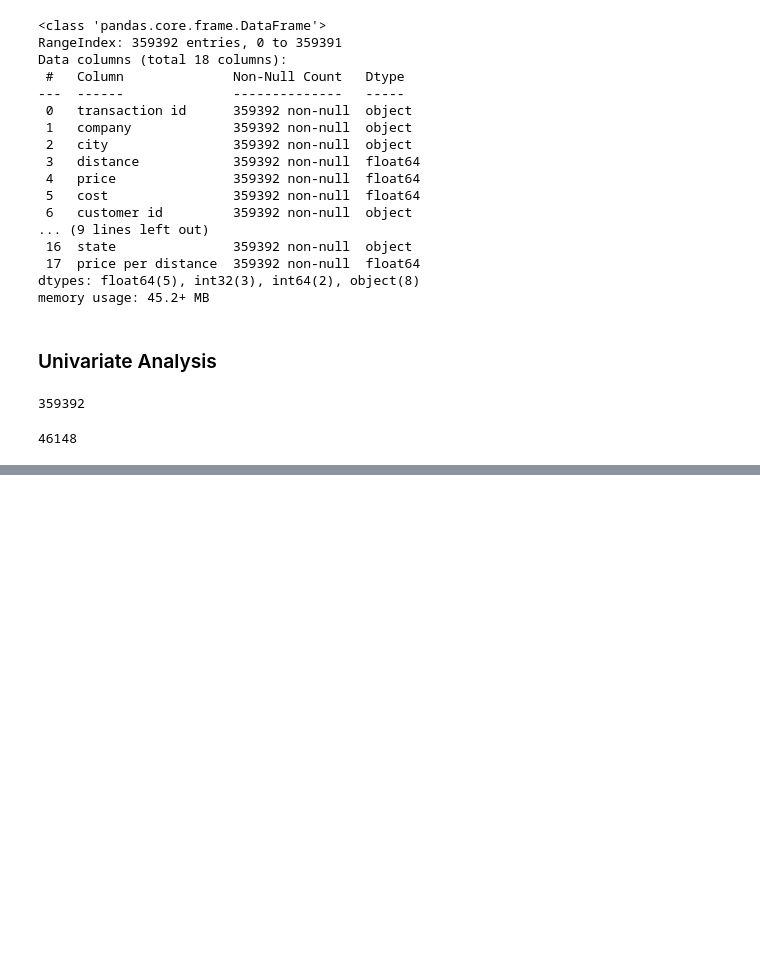
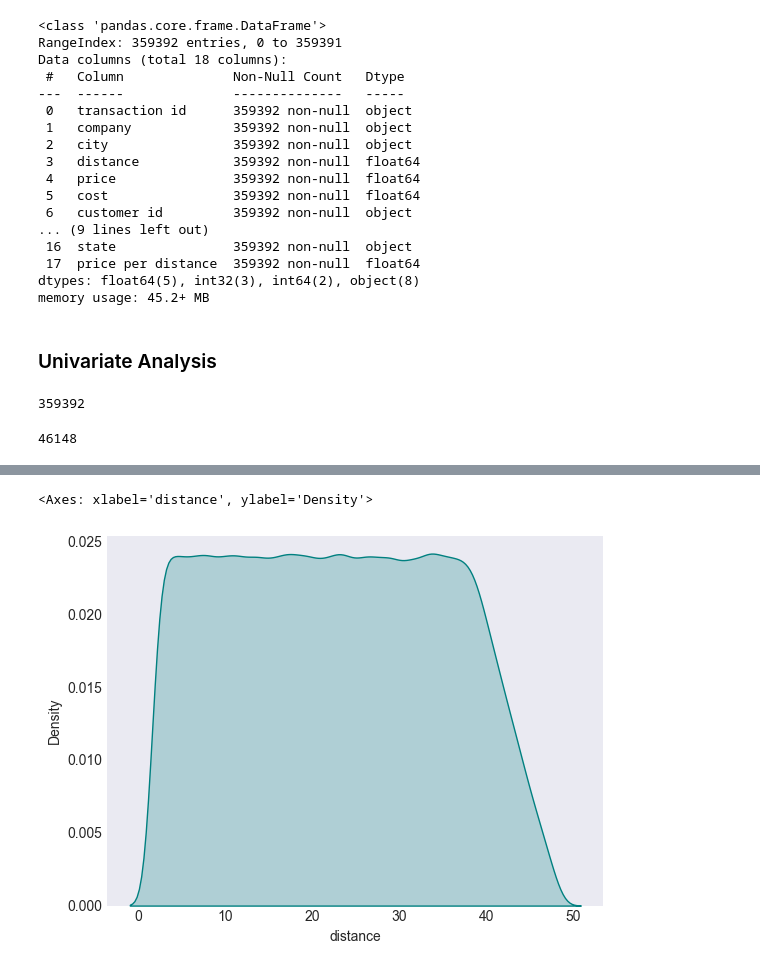
Before and after one commit to IamRaNo/cab_data_analysis, a Jupyter notebook: cab_data_analysis.ipynb, the cells around one changed output, grey strips where cells are left out. Cells and saved outputs as stored; diff of their text form; code cells hidden in the pictures; blank space fills up the shorter version.

```diff
--- a/cab_data_analysis.ipynb
+++ b/cab_data_analysis.ipynb
@@ -552,0 +630,5 @@ data['customer id'].nunique()
+# %%
+sns.kdeplot(data['distance'],fill=True,color='teal')
+# %% [output]
+<Axes: xlabel='distance', ylabel='Density'>
+[figure, added]
```
Also changed, not shown: parts of 64 cells of this notebook.
